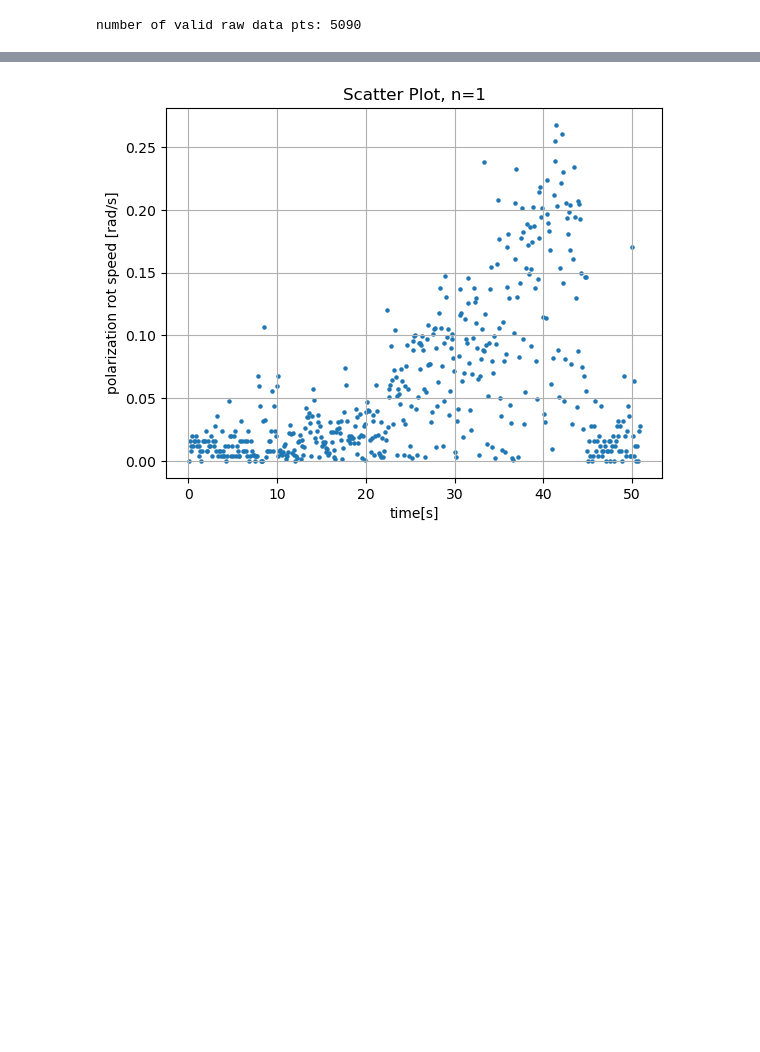
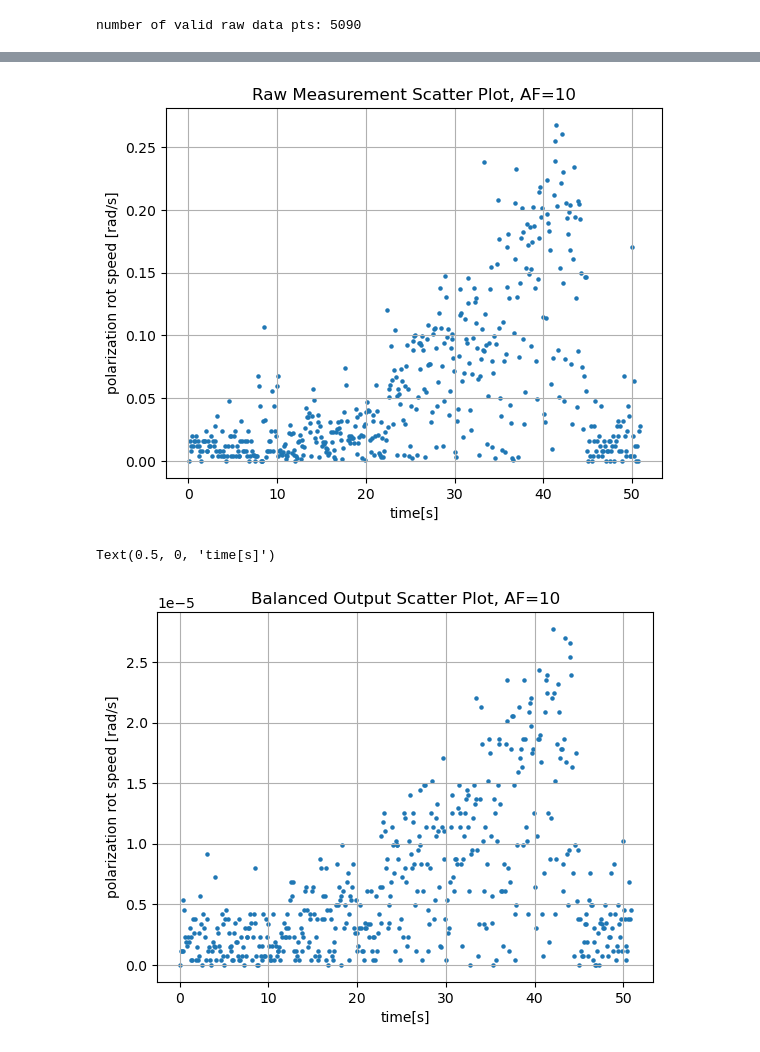
Before and after one commit to zzhou292/optic_sensing, a Jupyter notebook: 0311/10ms-slow/process.ipynb, the cells around one changed output, grey strips where cells are left out. Saved outputs shown, nothing was run; the diff lists cells and outputs as text; code cells hidden in the pictures; blank space fills up the shorter version.

```diff
--- a/0311/10ms-slow/process.ipynb
+++ b/0311/10ms-slow/process.ipynb
@@ -90,11 +117,19 @@ plt.show()
 # %%
 # Plot Scatter
 plt.scatter(t_avg, global_rot_speed, s=5)
-#plt.xlim(2.5000,2.5010)
-plt.grid()
+plt.grid("on")
 plt.xlabel("time[s]")
+plt.title("Raw Measurement Scatter Plot, AF="+str(n))
 plt.ylabel("polarization rot speed [rad/s]")
-plt.title("Scatter Plot, n=1")
 plt.show()
 # %% [output]
-[figure, old version]
+[figure, new version]
+# %%
+plt.scatter(t_avg, global_rot_speed_balanced, s=5)
+plt.title("Balanced Output Scatter Plot, AF="+str(n))
+plt.ylabel("polarization rot speed [rad/s]")
+plt.grid("on")
+plt.xlabel("time[s]")
+# %% [output]
+Text(0.5, 0, 'time[s]')
+[figure, added]
```
Also changed, not shown: parts of 7 cells of this notebook, 2 other files.
